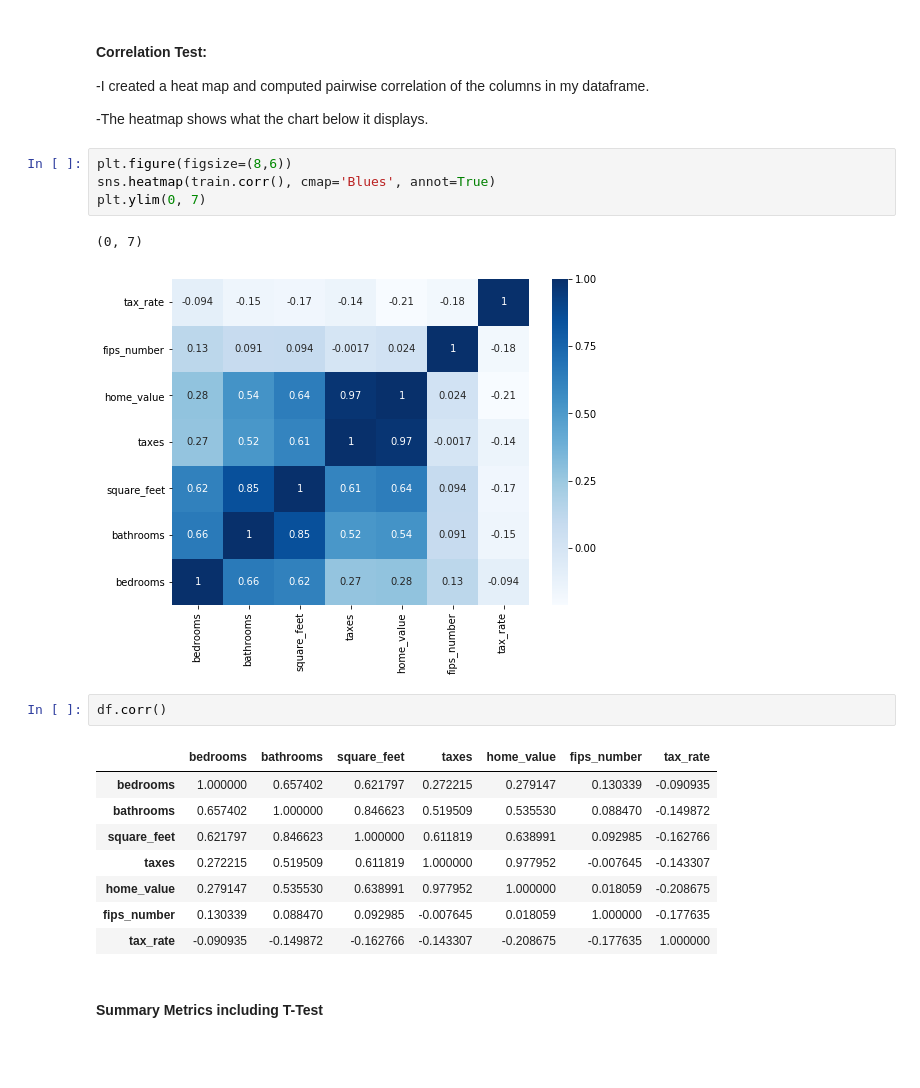
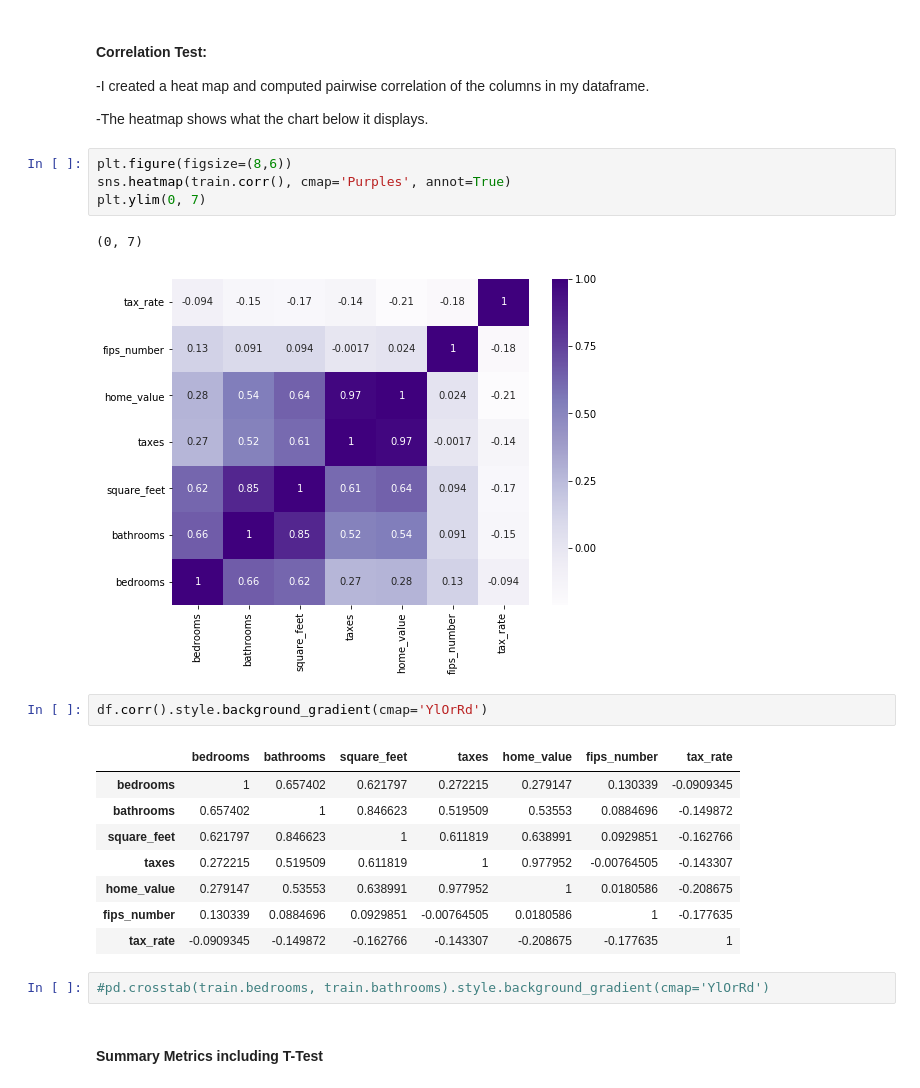
Before and after one commit to faithkane3/zillow_project, a Jupyter notebook: zillow_project_deliverable-Copy1.ipynb, the cells around one changed output. Drawn from its saved outputs; the diff is of its cells as text; blank space fills up the shorter version.

```diff
--- a/zillow_project_deliverable-Copy1.ipynb
+++ b/zillow_project_deliverable-Copy1.ipynb
@@ -230,22 +231,24 @@ explore_zillow.plot_variable_pairs(x_train_scaled)
 -The heatmap shows what the chart below it displays.
 # %%
 plt.figure(figsize=(8,6))
-sns.heatmap(train.corr(), cmap='Blues', annot=True)
+sns.heatmap(train.corr(), cmap='Purples', annot=True)
 plt.ylim(0, 7)
 # %% [output]
 (0, 7)
-[figure, old version]
+[figure, new version]
 # %%
-df.corr()
+df.corr().style.background_gradient(cmap='YlOrRd')
 # %% [output]
 |  | bedrooms | bathrooms | square_feet | taxes | home_value | fips_number | tax_rate |
-| bedrooms | 1.000000 | 0.657402 | 0.621797 | 0.272215 | 0.279147 | 0.130339 | -0.090935 |
-| bathrooms | 0.657402 | 1.000000 | 0.846623 | 0.519509 | 0.535530 | 0.088470 | -0.149872 |
-| square_feet | 0.621797 | 0.846623 | 1.000000 | 0.611819 | 0.638991 | 0.092985 | -0.162766 |
-| taxes | 0.272215 | 0.519509 | 0.611819 | 1.000000 | 0.977952 | -0.007645 | -0.143307 |
-| home_value | 0.279147 | 0.535530 | 0.638991 | 0.977952 | 1.000000 | 0.018059 | -0.208675 |
-| fips_number | 0.130339 | 0.088470 | 0.092985 | -0.007645 | 0.018059 | 1.000000 | -0.177635 |
-| tax_rate | -0.090935 | -0.149872 | -0.162766 | -0.143307 | -0.208675 | -0.177635 | 1.000000 |
+| bedrooms | 1 | 0.657402 | 0.621797 | 0.272215 | 0.279147 | 0.130339 | -0.0909345 |
+| bathrooms | 0.657402 | 1 | 0.846623 | 0.519509 | 0.53553 | 0.0884696 | -0.149872 |
+| square_feet | 0.621797 | 0.846623 | 1 | 0.611819 | 0.638991 | 0.0929851 | -0.162766 |
+| taxes | 0.272215 | 0.519509 | 0.611819 | 1 | 0.977952 | -0.00764505 | -0.143307 |
+| home_value | 0.279147 | 0.53553 | 0.638991 | 0.977952 | 1 | 0.0180586 | -0.208675 |
+| fips_number | 0.130339 | 0.0884696 | 0.0929851 | -0.00764505 | 0.0180586 | 1 | -0.177635 |
+| tax_rate | -0.0909345 | -0.149872 | -0.162766 | -0.143307 | -0.208675 | -0.177635 | 1 |
+# %%
+#pd.crosstab(train.bedrooms, train.bathrooms).style.background_gradient(cmap='YlOrRd')
 # %% [markdown]
 #### Summary Metrics including T-Test
 # %% [markdown]
```
Also changed, not shown: parts of 11 cells of this notebook, 2 other files.
